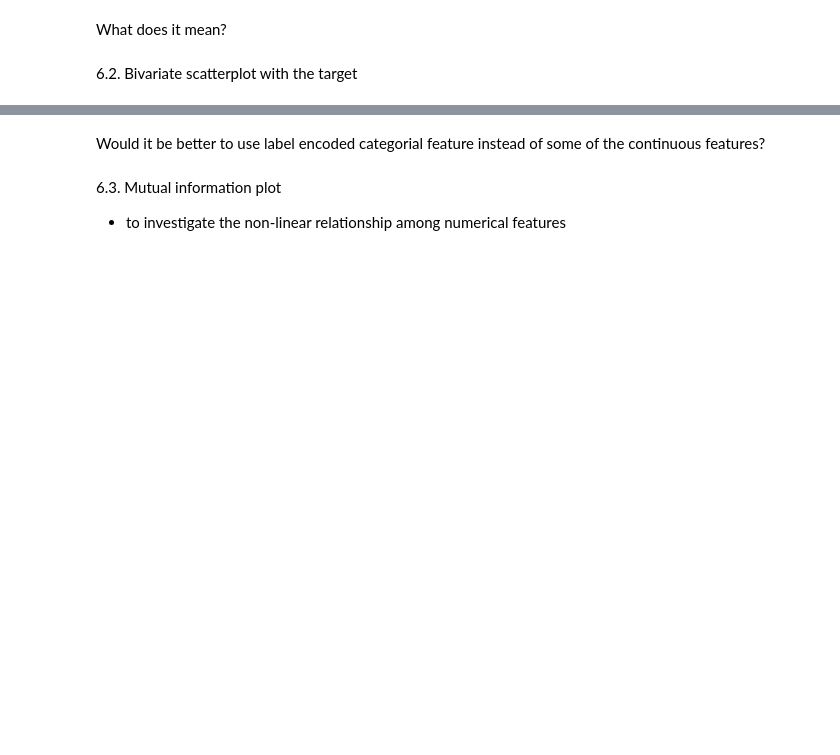
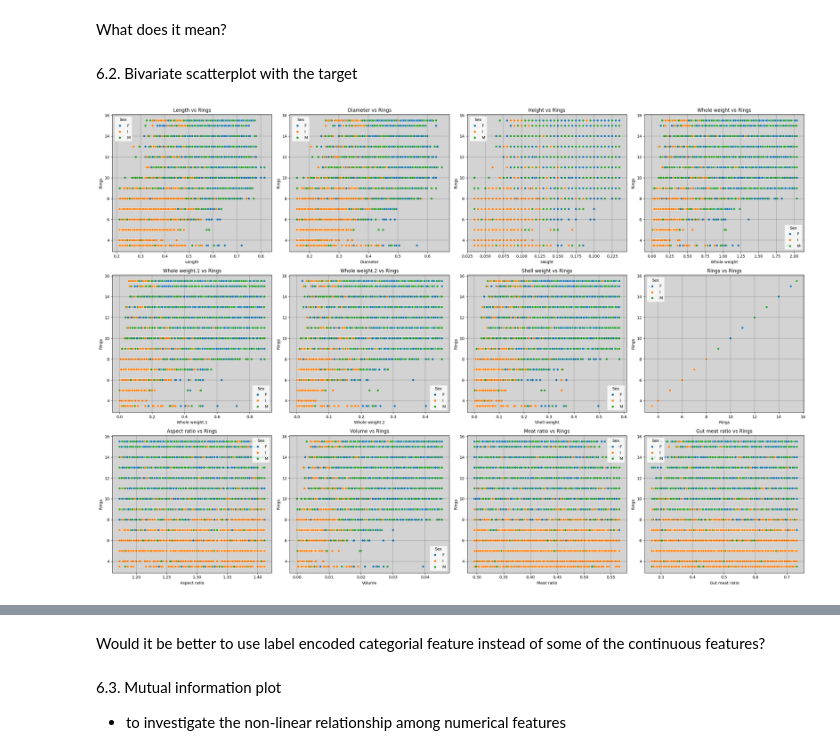
Before and after one commit to Oikiy/Remote_Abalone_Regression, a Jupyter notebook: notebook/Regression_Abalone.ipynb, the cells around one changed output, grey strips where cells are left out. Saved outputs shown, nothing was run; the diff lists cells and outputs as text; code cells hidden in the pictures; blank space fills up the shorter version.

```diff
--- a/notebook/Regression_Abalone.ipynb
+++ b/notebook/Regression_Abalone.ipynb
@@ -585,24 +638,26 @@ What does it mean?
 6.2. Bivariate scatterplot with the target
 # %%
 # Define a scatter plot function for numerical features
-def MultiScatterplot(df, num_cols, target_col, f_cols=4, color=palette, hue='Sex'):
+def MultiScatterplot(df, num_cols, target_col, f_cols=4, color='skyblue', hue='Sex'):
     f_rows = np.ceil(len(num_cols)/f_cols).astype(int)
     fig, axes = plt.subplots(f_rows, f_cols, figsize=(25, 17))
     axes = axes.flatten()
     for i, j in enumerate(num_cols):
-        sns.scatterplot(x=j, y=target_col, data=df, ax=axes[i], color=color[i%5], hue=hue)
+        sns.scatterplot(x=j, y=target_col, data=df, ax=axes[i], color='skyblue', hue=hue)
         axes[i].set_title(f'{j} vs {target_col}')
         axes[i].set_facecolor('lightgrey')
         axes[i].grid(color='black', linestyle='-', linewidth=0.25)
         plt.tight_layout()
 
     # ignore the empty plots
     if len(num_cols) % f_cols != 0:
         for i in range(len(num_cols) % f_cols):
             fig.delaxes(axes[-1 - i])
 
 # Plot the scatter plot of numerical features
-MultiScatterplot(df=train_df, num_cols=num_cols, target_col='Rings', hue='Sex')
+MultiScatterplot(df=train_wo_O, num_cols=num_cols, target_col='Rings', hue='Sex')
+# %% [output]
+[figure, added]
 # %%
 '''
 
```
Also changed, not shown: parts of 13 cells of this notebook.
